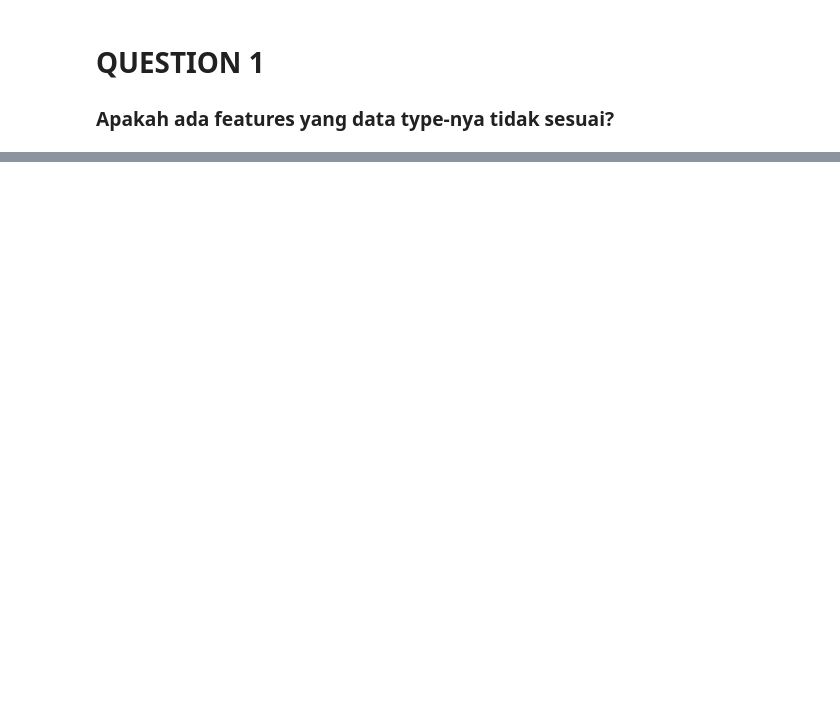
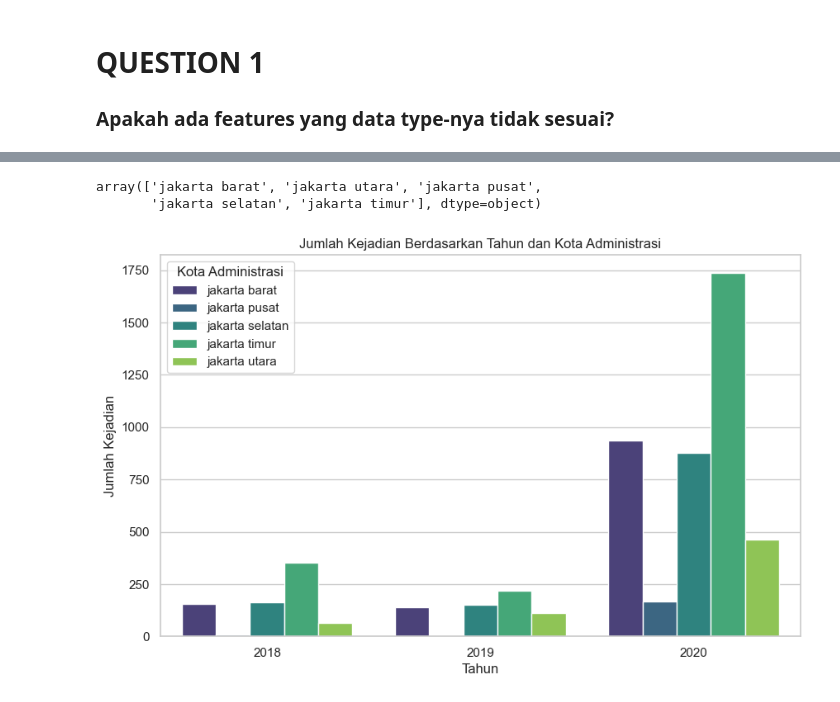
Before and after one commit to mazizr/Compfest-DAS, a Jupyter notebook: informasi_1.ipynb, the cells around one changed output, grey strips where cells are left out. Cells and saved outputs as stored; diff of their text form; code cells hidden in the pictures; blank space fills up the shorter version.

```diff
--- a/informasi_1.ipynb
+++ b/informasi_1.ipynb
@@ -136,0 +160,4 @@ for i in df['ketinggian_air'].to_numpy() :
+# %%
+# Menghapus baris dengan nilai kosong di kolom 'tanggal_kejadian'
+df = df.dropna(subset=['tanggal_kejadian'])
+df.isna().sum().sort_values(ascending=False)
@@ -136,0 +173,4 @@ for i in df['ketinggian_air'].to_numpy() :
+# %%
+print(df.duplicated().sum())
+df = df.drop_duplicates()
+print(df.duplicated().sum())
@@ -136,0 +180,11 @@ for i in df['ketinggian_air'].to_numpy() :
+# %%
+# Membuat kolom 'tahun' yang berisi tahun dari kolom 'tanggal_kejadian'
+df['tahun'] = df['tanggal_kejadian'].dt.year
+# Mengubah kolom 'tahun' ke tipe data datetime
+df['tahun'] = df['tahun'].astype('int64')
+# Mencari indeks baris yang memiliki nilai "kelupauan seribu" pada kolom 'kota_administrasi'
+indexes_to_drop = df[df['kota_administrasi'] == 'kelupauan seribu'].index
+
+# Menghapus baris berdasarkan indeks yang didapatkan
+df.drop(indexes_to_drop, inplace=True)
+df.head()
@@ -136,0 +257,29 @@ for i in df['ketinggian_air'].to_numpy() :
+# %%
+# Daftar kota administrasi yang ingin ditampilkan
+kota_administrasi = df['kota_administrasi'].unique()
+kota_administrasi
+# %% [output]
+array(['jakarta barat', 'jakarta utara', 'jakarta pusat',
+       'jakarta selatan', 'jakarta timur'], dtype=object)
+# %%
+# Mengelompokkan data berdasarkan tahun dan kota administrasi, dan menghitung jumlah kejadian di setiap kelompok
+df_count = df.groupby(['tahun', 'kota_administrasi']).size().reset_index(name='jumlah_kejadian')
+
+# Mengatur ukuran plot
+plt.figure(figsize=(10, 6))
+
+# Menggunakan Seaborn untuk membuat diagram batang dengan warna yang berbeda untuk setiap tahun
+sns.barplot(x='tahun', y='jumlah_kejadian', hue='kota_administrasi', data=df_count, palette='viridis')
+
+# Memberikan judul dan label sumbu pada diagram batang
+plt.title('Jumlah Kejadian Berdasarkan Tahun dan Kota Administrasi')
+plt.xlabel('Tahun')
+plt.ylabel('Jumlah Kejadian')
+
+# Menampilkan legend
+plt.legend(title='Kota Administrasi', loc='upper left')
+
+# Menampilkan diagram batang
+plt.show()
+# %% [output]
+[figure, added]
```
Also changed, not shown: parts of 32 cells of this notebook.
